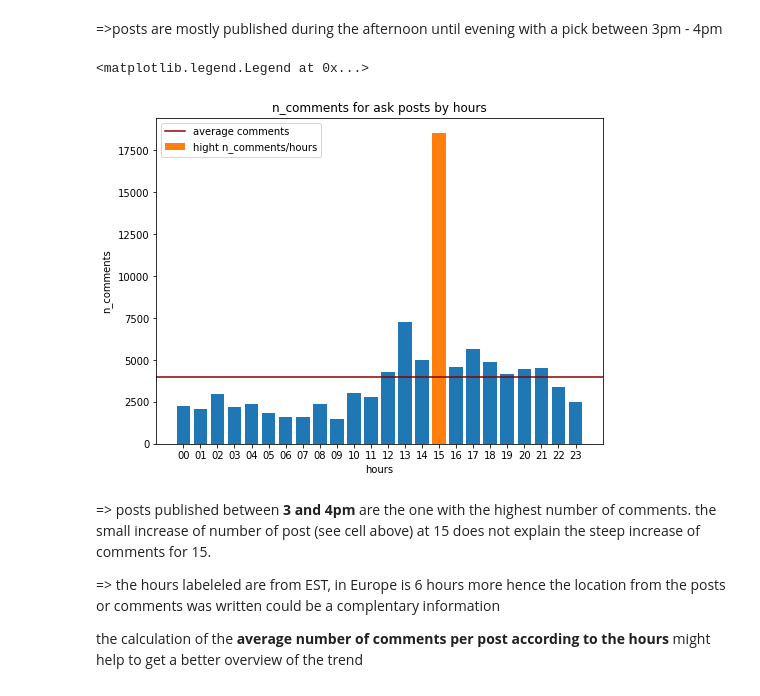
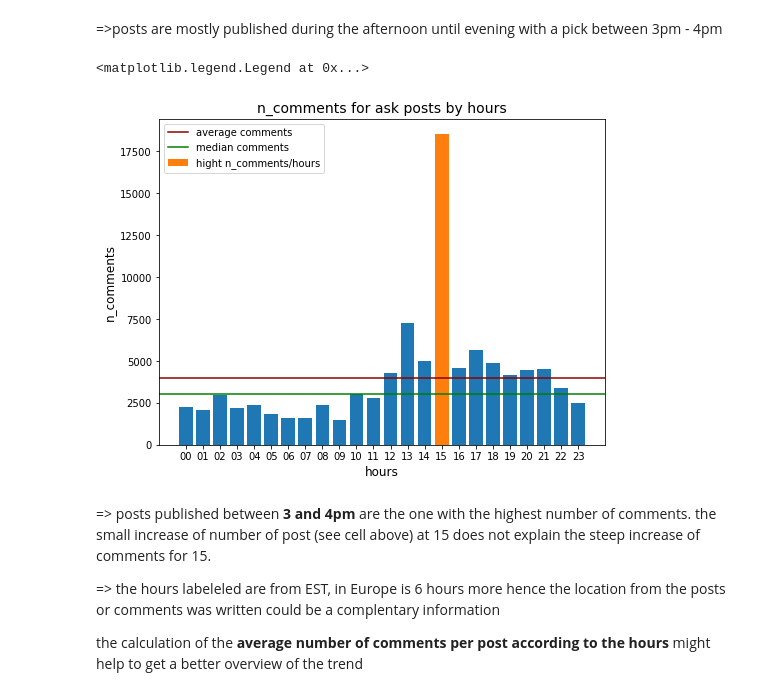
Before and after one commit to tfreyd/Reddit_post, a Jupyter notebook: Project2_hackerNewsPosts.ipynb, the cells around one changed output. Drawn from its saved outputs; the diff is of its cells as text; code cells hidden in the pictures.

```diff
--- a/Project2_hackerNewsPosts.ipynb
+++ b/Project2_hackerNewsPosts.ipynb
@@ -236,23 +214,29 @@ Text(0.5, 0, 'hours')
 # %%
 sorted_comments_by_hours={}
 for key in sorted(comments_by_hours.keys()):
     sorted_comments_by_hours[key]=comments_by_hours[key]
 
 fig2=plt.figure(figsize=(8,6))
 
 mean_comments_by_hours=np.mean(list(sorted_comments_by_hours.values()))
+median_comments_by_hours=np.median(list(sorted_comments_by_hours.values()))
+
 plt.bar(sorted_comments_by_hours.keys(),
         sorted_comments_by_hours.values())
+
 plt.bar(15,sorted_comments_by_hours['15'],
         label='hight n_comments/hours')
+
 plt.axhline(mean_comments_by_hours,color='darkred',label='average comments')
-plt.xlabel('hours')
-plt.ylabel('n_comments')
-plt.title('n_comments for ask posts by hours')
+plt.axhline(median_comments_by_hours,color='green',label='median comments')
+
+plt.xlabel('hours',size=12)
+plt.ylabel('n_comments',size=12)
+plt.title('n_comments for ask posts by hours',size=14)
 plt.legend()
 # %% [output]
 <matplotlib.legend.Legend at 0x...>
-[figure, old version]
+[figure, new version]
 # %% [markdown]
 => posts published between **3 and 4pm** are the one with the highest number of comments.
 the small increase of number of post (see cell above) at 15 does not explain the steep increase of comments for 15.
```
Also changed, not shown: parts of 49 cells of this notebook, 2 other files.
